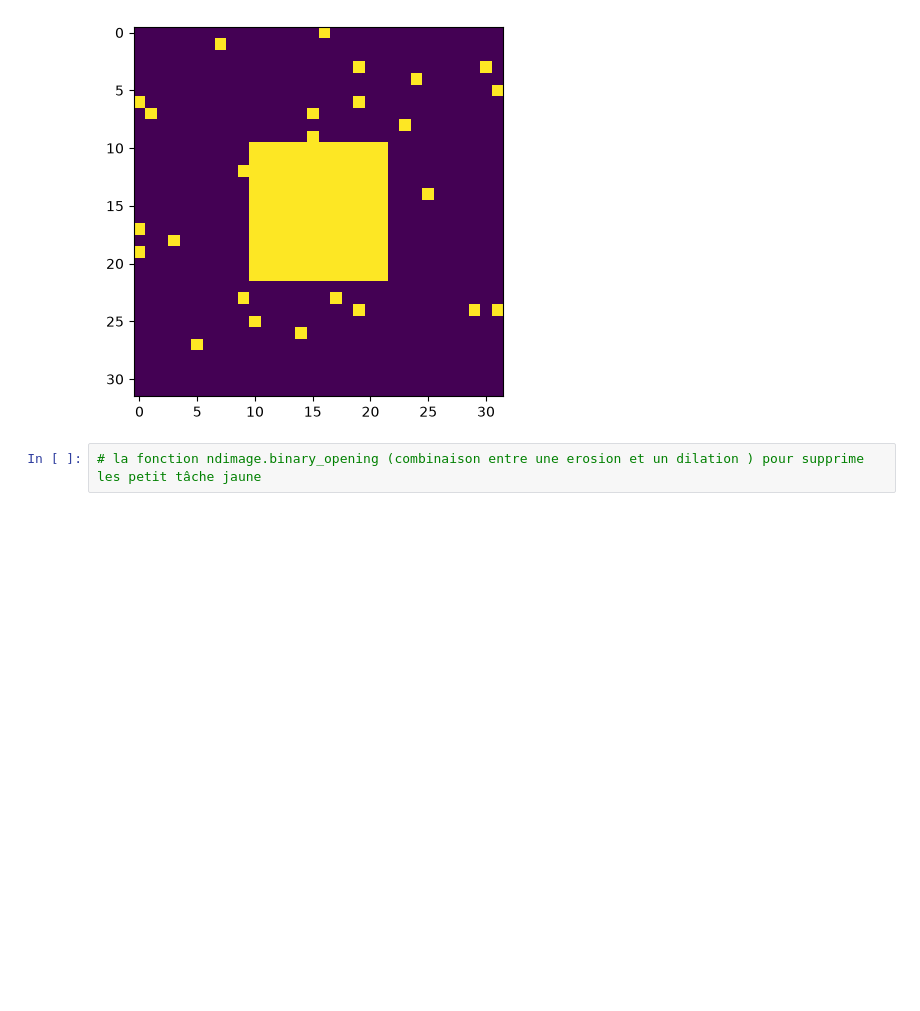
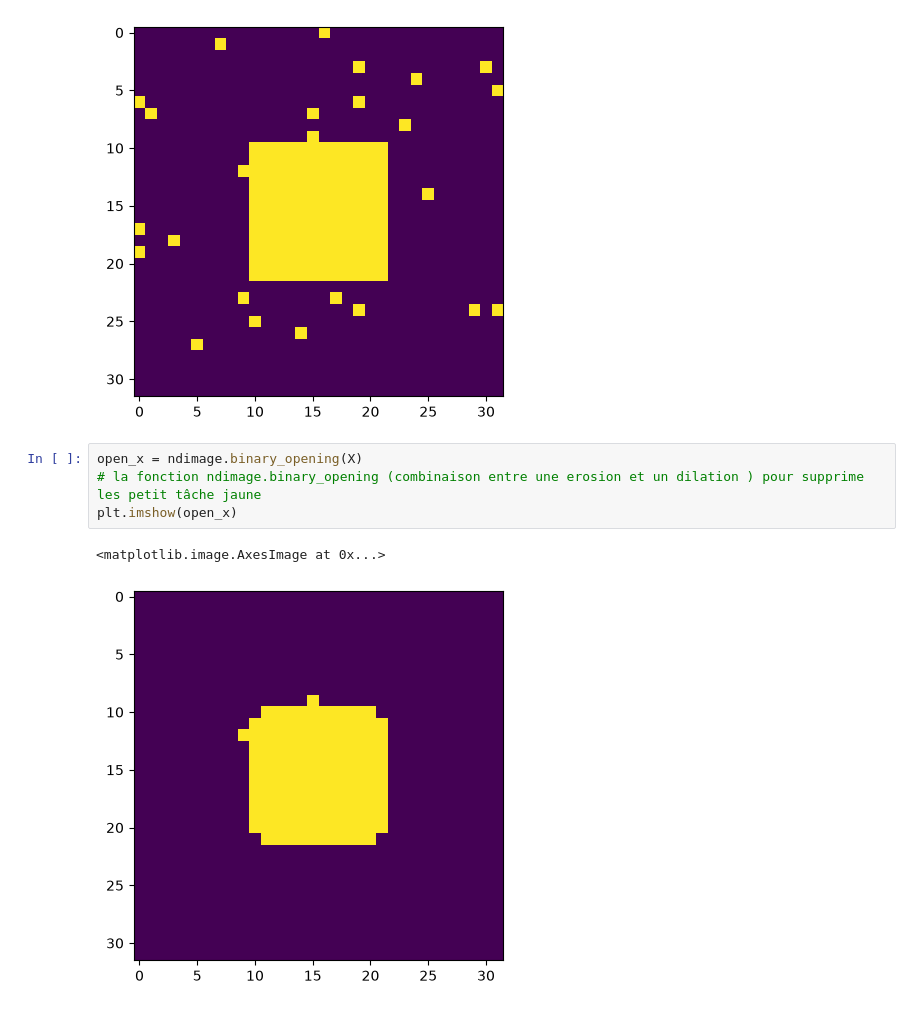
Before and after one commit to Balde44-art/Intro2Python, a Jupyter notebook: lesson_4.ipynb, the cells around one changed output. Drawn from its saved outputs; the diff is of its cells as text; blank space fills up the shorter version.

```diff
--- a/lesson_4.ipynb
+++ b/lesson_4.ipynb
@@ -353,4 +353,9 @@ plt.imshow(X)
 <matplotlib.image.AxesImage at 0x...>
 [figure]
 # %%
+open_x = ndimage.binary_opening(X)
 # la fonction ndimage.binary_opening (combinaison entre une erosion et un dilation ) pour supprime les petit tâche jaune
+plt.imshow(open_x)
+# %% [output]
+<matplotlib.image.AxesImage at 0x...>
+[figure, added]
```
Also changed, not shown: parts of 15 cells of this notebook, 5 other files.
